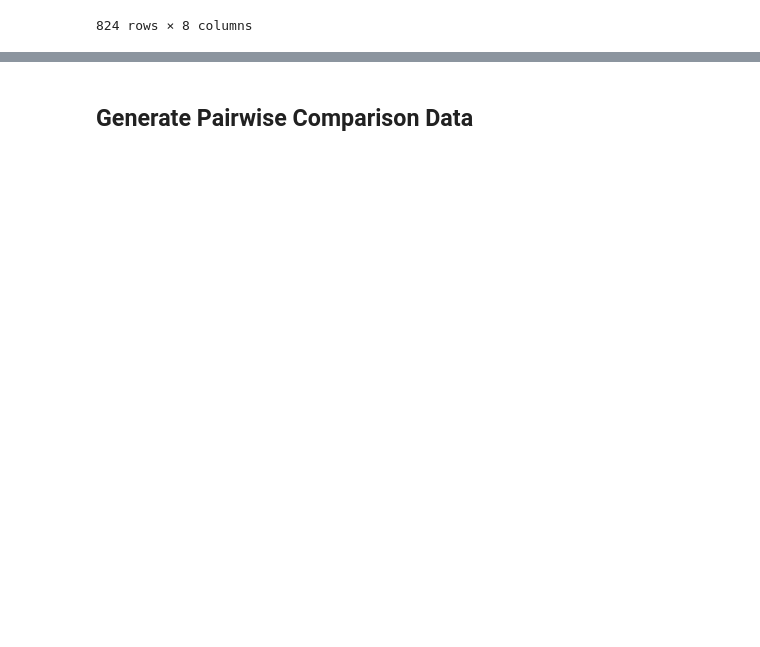
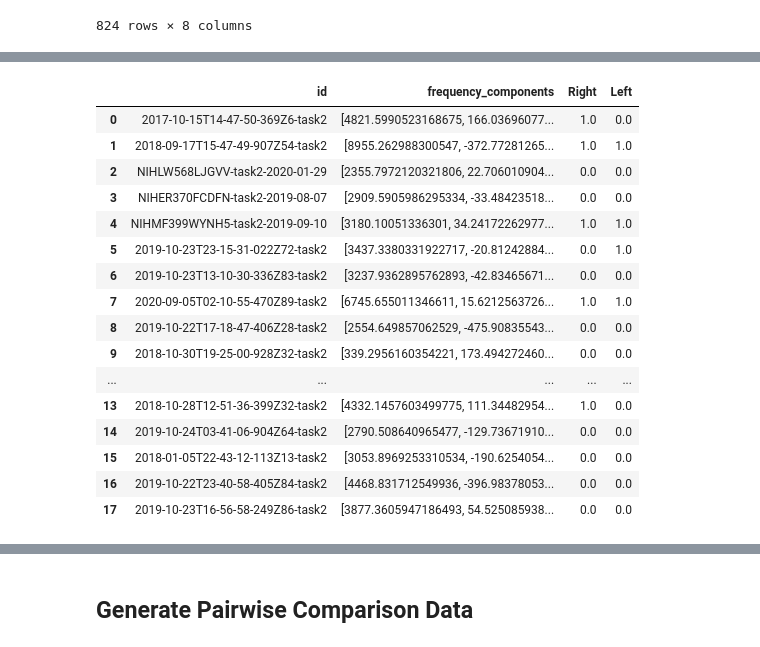
Before and after one commit to saiful1105020/park_motor, a Jupyter notebook: ML Models/RankingDatasetExploration.ipynb, the cells around one changed output, grey strips where cells are left out. Cells and saved outputs as stored; diff of their text form; code cells hidden in the pictures; blank space fills up the shorter version.

```diff
--- a/ML Models/RankingDatasetExploration.ipynb
+++ b/ML Models/RankingDatasetExploration.ipynb
@@ -24,8 +24,14 @@ import itertools
 Autosaving every 60 seconds
 Automatically created module for IPython interactive environment
 # %%
+TEST_SPLIT = 0.10
+DEV_SPLIT = 0.10
 FEATURE_TYPE = 'deepmag' #['raw', 'deepmag']
-DATASET_FOR_RANKING = "task2_ranking_dataset.pkl"
+
+TRAIN_DATASET_FOR_RANKING = "data/task2_ranking_train_dataset.pkl"
+TEST_DATASET_FOR_RANKING = "data/task2_ranking_test_dataset.pkl"
+DEV_DATASET_FOR_RANKING = "data/task2_ranking_dev_dataset.pkl"
+FULL_DATASET_FOR_RANKING = "data/task2_ranking_all_dataset.pkl"
 
 if FEATURE_TYPE == 'raw':
     DATA_DIR = "C:/Wasif/PDMotorFeatureExtraction/TASK2_FEATURES_04_21/"
@@ -34,19 +40,21 @@ if FEATURE_TYPE == 'raw':
     X_index_file = "index_repeat_removed.pickle"
 
 elif FEATURE_TYPE == 'deepmag':
-    INPUT_DIR = "E:/Wasif/PDMotorFeatureExtraction/"
+    #INPUT_DIR = "E:/Wasif/PDMotorFeatureExtraction/"
+    INPUT_DIR = "E:/Saiful/park_motor/"
     assert(os.path.exists(INPUT_DIR))
 
-    survey_file = "survey_april 9th 2021.csv"
+    survey_file = "data/survey_april 9th 2021.csv"
     feature_file = "DeepMAGFeatures/deepMAG_features.pickle"
-    superpd_survey_file = "SUPERPD_DATA_2020-03-24_1110.csv"
+    superpd_survey_file = "data/SUPERPD_DATA_2020-03-24_1110.csv"
 
-    DATA_DIR = "E:/Wasif/PDMotorFeatureExtraction/Task2_features_deepMAG/"
+    #DATA_DIR = "E:/Wasif/PDMotorFeatureExtraction/Task2_features_deepMAG/"
+    DATA_DIR = "E:/Saiful/park_motor/Task2_features_deepMAG/"
     X_file = "x_repeat_removed_deepmag.npy"
     y_file = "y_repeat_removed_deepmag.npy"
     X_index_file = "index_repeat_removed.pickle"
 
-    rating_file = "task2_dr_saloni_rating.csv"
+    rating_file = "data/task2_dr_saloni_rating.csv"
 
 IMG_HEIGHT = 492
 IMG_WIDTH = 492
@@ -309,0 +320,9 @@ textfile.close()
+# %%
+#1. Do for the pair of rows where ratings from Dr. Saloni is available
+rated_dataset = dataset[(dataset["Right"]>=0.0) & (dataset["Right"]<=4.0)]
+data = rated_dataset.drop(columns=["diagnosed", "year-of-diagnosis", "last-medication", "on_off_state"])
+
+train, dev, test = np.split(data.sample(frac=1, random_state=42), [int((1.0 - (TEST_SPLIT+DEV_SPLIT))*len(data)), int((1.0 - TEST_SPLIT)*len(data))])
+train = train.reset_index().drop(columns=["index"])
+test = test.reset_index().drop(columns=["index"])
+dev = dev.reset_index().drop(columns=["index"])
@@ -309,0 +345,20 @@ textfile.close()
+# %%
+test
+# %% [output]
+|  | id | frequency_components | Right | Left |
+| 0 | 2017-10-15T14-47-50-369Z6-task2 | [4821.5990523168675, 166.03696077... | 1.0 | 0.0 |
+| 1 | 2018-09-17T15-47-49-907Z54-task2 | [8955.262988300547, -372.77281265... | 1.0 | 1.0 |
+| 2 | NIHLW568LJGVV-task2-2020-01-29 | [2355.7972120321806, 22.706010904... | 0.0 | 0.0 |
+| 3 | NIHER370FCDFN-task2-2019-08-07 | [2909.5905986295334, -33.48423518... | 0.0 | 0.0 |
+| 4 | NIHMF399WYNH5-task2-2019-09-10 | [3180.10051336301, 34.24172262977... | 1.0 | 1.0 |
+| 5 | 2019-10-23T23-15-31-022Z72-task2 | [3437.3380331922717, -20.81242884... | 0.0 | 1.0 |
+| 6 | 2019-10-23T13-10-30-336Z83-task2 | [3237.9362895762893, -42.83465671... | 0.0 | 0.0 |
+| 7 | 2020-09-05T02-10-55-470Z89-task2 | [6745.655011346611, 15.6212563726... | 1.0 | 1.0 |
+| 8 | 2019-10-22T17-18-47-406Z28-task2 | [2554.649857062529, -475.90835543... | 0.0 | 0.0 |
+| 9 | 2018-10-30T19-25-00-928Z32-task2 | [339.2956160354221, 173.494272460... | 0.0 | 0.0 |
+| ... | ... | ... | ... | ... |
+| 13 | 2018-10-28T12-51-36-399Z32-task2 | [4332.1457603499775, 111.34482954... | 1.0 | 0.0 |
+| 14 | 2019-10-24T03-41-06-904Z64-task2 | [2790.508640965477, -129.73671910... | 0.0 | 0.0 |
+| 15 | 2018-01-05T22-43-12-113Z13-task2 | [3053.8969253310534, -190.6254054... | 0.0 | 0.0 |
+| 16 | 2019-10-22T23-40-58-405Z84-task2 | [4468.831712549936, -396.98378053... | 0.0 | 0.0 |
+| 17 | 2019-10-23T16-56-58-249Z86-task2 | [3877.3605947186493, 54.525085938... | 0.0 | 0.0 |
```
Also changed, not shown: parts of 11 cells of this notebook, 10 other files.
